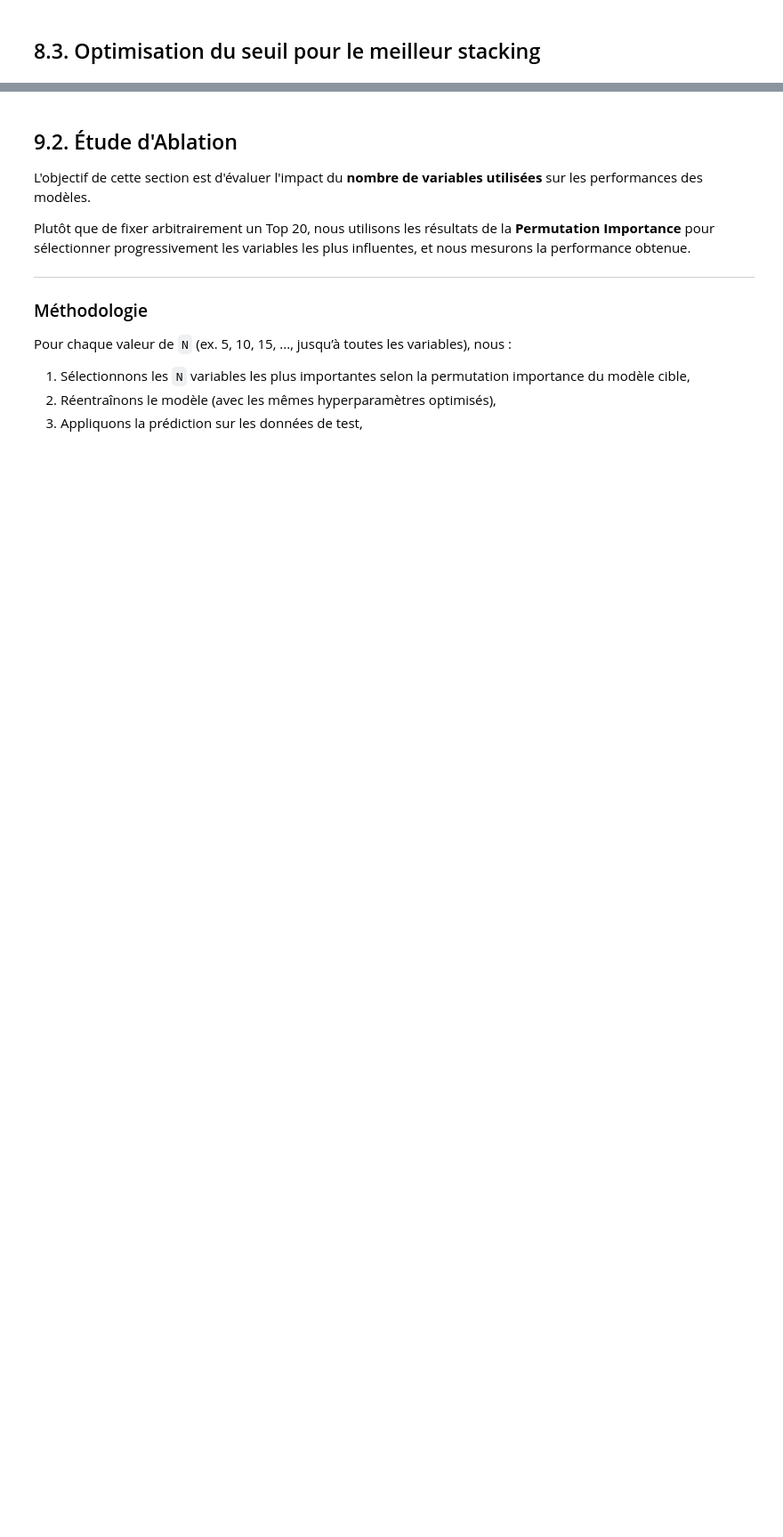
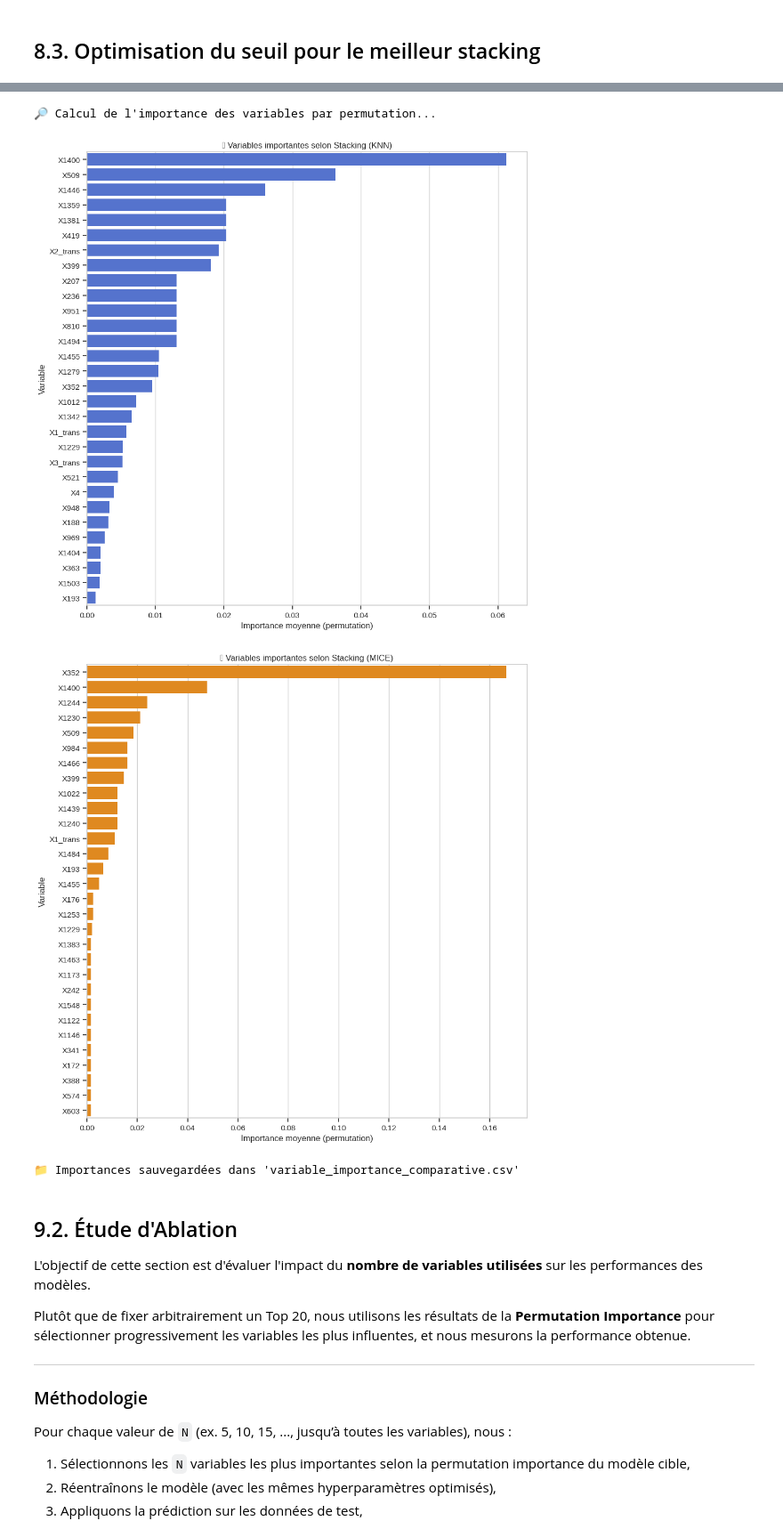
Before and after one commit to Abdoullatuf/projet_sta211_version_modulaire, a Jupyter notebook: notebooks/02_Modelisation_Optimisation_updated.ipynb, the cells around one changed output, grey strips where cells are left out. Shown at 89% size. Saved outputs shown, nothing was run; the diff lists cells and outputs as text; code cells hidden in the pictures; blank space fills up the shorter version.

```diff
--- a/notebooks/02_Modelisation_Optimisation_updated.ipynb
+++ b/notebooks/02_Modelisation_Optimisation_updated.ipynb
@@ -1566,3 +1334,71 @@ print("📁 Importances sauvegardées dans 'variable_importance_comparative.csv'
+# %%
+from sklearn.inspection import permutation_importance
+
+print("🔎 Calcul de l'importance des variables par permutation...")
+
+# === Importance Stacking RF (MICE) ===
+result_stack_mice = permutation_importance(
+    best_model_mice,
+    X_test_mice_preprocessed,
+    y_test_mice,
+    n_repeats=10,
+    random_state=42,
+    scoring='f1'
+)
+
+importance_mice = pd.DataFrame({
+    'Variable': X_train_mice.columns,
+    'Importance_MICE': result_stack_mice.importances_mean,
+    'Écart-type_MICE': result_stack_mice.importances_std
+}).sort_values(by='Importance_MICE', ascending=False)
+
+# === Importance Stacking RF (KNN) ===
+result_stack_knn = permutation_importance(
+    best_model_knn,
+    X_test_knn_preprocessed,
+    y_test_knn,
+    n_repeats=10,
+    random_state=42,
+    scoring='f1'
+)
+
+importance_knn = pd.DataFrame({
+    'Variable': X_train_knn.columns,
+    'Importance_KNN': result_stack_knn.importances_mean,
+    'Écart-type_KNN': result_stack_knn.importances_std
+}).sort_values(by='Importance_KNN', ascending=False)
+
+# === Fusion des importances ===
+importance_merged = pd.merge(
+    importance_knn[['Variable', 'Importance_KNN']],
+    importance_mice[['Variable', 'Importance_MICE']],
+    on='Variable'
+).sort_values(['Importance_KNN', 'Importance_MICE'], ascending=False)
+
+# === Visualisation
+plt.figure(figsize=(10, 10))
+sns.barplot(data=importance_merged.head(30), x="Importance_KNN", y="Variable", color='royalblue')
+plt.title("📊 Variables importantes selon Stacking (KNN)")
+plt.xlabel("Importance moyenne (permutation)")
+plt.tight_layout()
+plt.show()
+
+plt.figure(figsize=(10, 10))
+sns.barplot(data=importance_merged.sort_values("Importance_MICE", ascending=False).head(30),
+            x="Importance_MICE", y="Variable", color='darkorange')
+plt.title("📊 Variables importantes selon Stacking (MICE)")
+plt.xlabel("Importance moyenne (permutation)")
+plt.tight_layout()
+plt.show()
+
+# === Sauvegarde CSV
+importance_merged.to_csv(paths["MODELS_DIR"] / "variable_importance_comparative.csv", index=False)
+print("📁 Importances sauvegardées dans 'variable_importance_comparative.csv'")
+# %% [output]
+🔎 Calcul de l'importance des variables par permutation...
+[figure, added]
+[figure, added]
+📁 Importances sauvegardées dans 'variable_importance_comparative.csv'
 # %% [markdown]
 <a name="92-étude-dablation--f1-score-vs-nombre-de-variables"></a>
 ## 9.2. Étude d'Ablation
```
Also changed, not shown: parts of 26 cells of this notebook, 14 other files.
